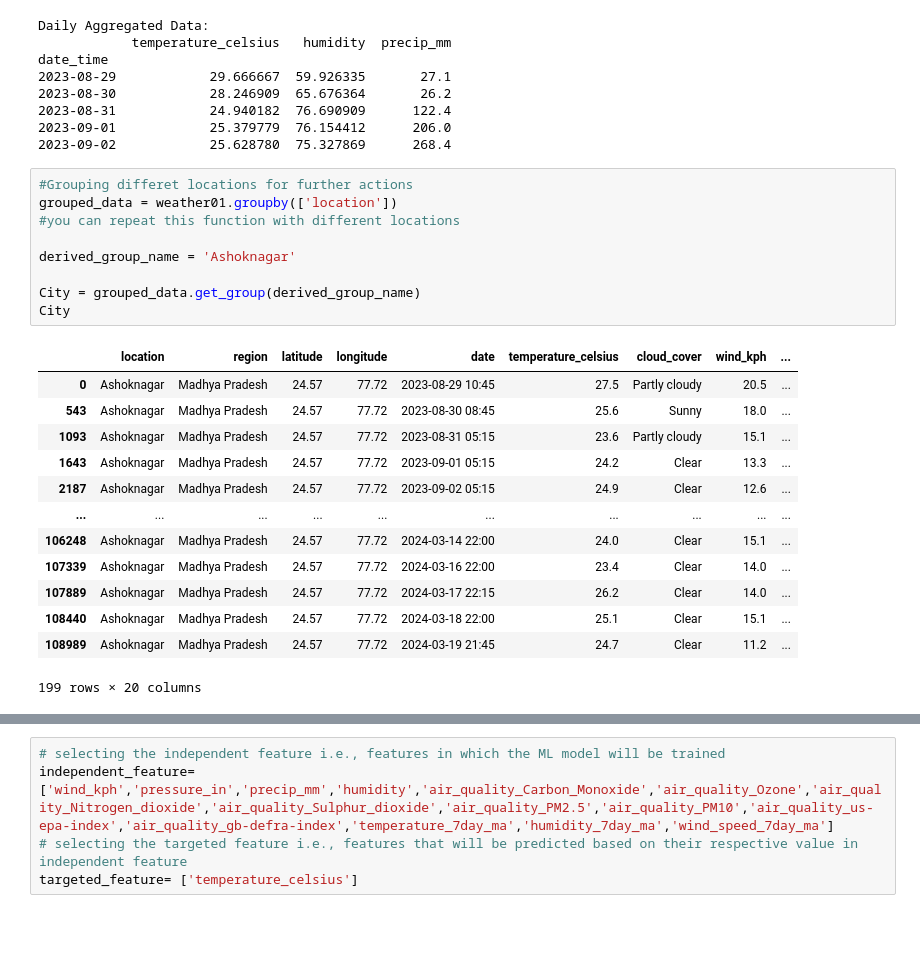
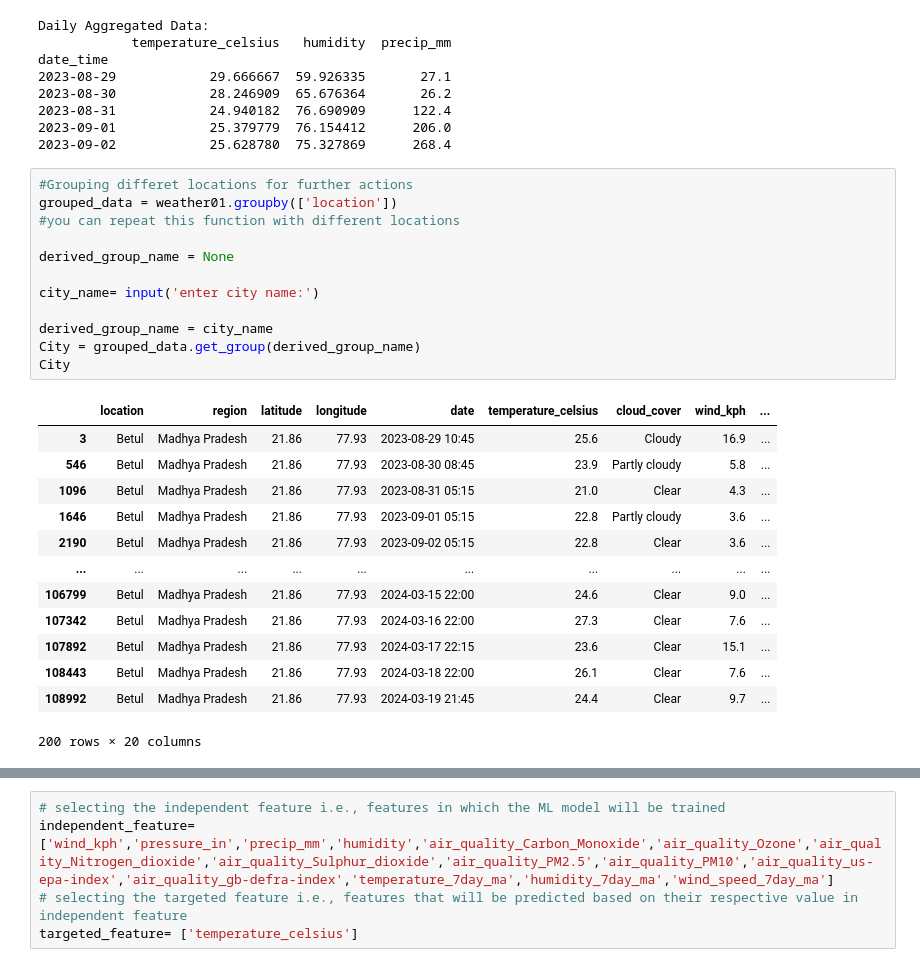
Before and after one commit to raunak01-raj/Weather-prediction, a Jupyter notebook: WP (SVM).ipynb, the cells around one changed output, grey strips where cells are left out. Drawn from its saved outputs; the diff is of its cells as text; blank space fills up the shorter version.

Commit message:
user input betterment

```diff
--- a/WP (SVM).ipynb
+++ b/WP (SVM).ipynb
@@ -102,26 +102,29 @@ date_time
 # %%
 #Grouping differet locations for further actions
 grouped_data = weather01.groupby(['location'])
 #you can repeat this function with different locations
 
-derived_group_name = 'Ashoknagar'
+derived_group_name = None
 
+city_name= input('enter city name:')
+
+derived_group_name = city_name
 City = grouped_data.get_group(derived_group_name)
 City
 # %% [output]
 |  | location | region | latitude | longitude | date | temperature_celsius | cloud_cover | wind_kph | ... |
-| 0 | Ashoknagar | Madhya Pradesh | 24.57 | 77.72 | 2023-08-29 10:45 | 27.5 | Partly cloudy | 20.5 | ... |
-| 543 | Ashoknagar | Madhya Pradesh | 24.57 | 77.72 | 2023-08-30 08:45 | 25.6 | Sunny | 18.0 | ... |
-| 1093 | Ashoknagar | Madhya Pradesh | 24.57 | 77.72 | 2023-08-31 05:15 | 23.6 | Partly cloudy | 15.1 | ... |
-| 1643 | Ashoknagar | Madhya Pradesh | 24.57 | 77.72 | 2023-09-01 05:15 | 24.2 | Clear | 13.3 | ... |
-| 2187 | Ashoknagar | Madhya Pradesh | 24.57 | 77.72 | 2023-09-02 05:15 | 24.9 | Clear | 12.6 | ... |
+| 3 | Betul | Madhya Pradesh | 21.86 | 77.93 | 2023-08-29 10:45 | 25.6 | Cloudy | 16.9 | ... |
+| 546 | Betul | Madhya Pradesh | 21.86 | 77.93 | 2023-08-30 08:45 | 23.9 | Partly cloudy | 5.8 | ... |
+| 1096 | Betul | Madhya Pradesh | 21.86 | 77.93 | 2023-08-31 05:15 | 21.0 | Clear | 4.3 | ... |
+| 1646 | Betul | Madhya Pradesh | 21.86 | 77.93 | 2023-09-01 05:15 | 22.8 | Partly cloudy | 3.6 | ... |
+| 2190 | Betul | Madhya Pradesh | 21.86 | 77.93 | 2023-09-02 05:15 | 22.8 | Clear | 3.6 | ... |
 | ... | ... | ... | ... | ... | ... | ... | ... | ... | ... |
-| 106248 | Ashoknagar | Madhya Pradesh | 24.57 | 77.72 | 2024-03-14 22:00 | 24.0 | Clear | 15.1 | ... |
-| 107339 | Ashoknagar | Madhya Pradesh | 24.57 | 77.72 | 2024-03-16 22:00 | 23.4 | Clear | 14.0 | ... |
-| 107889 | Ashoknagar | Madhya Pradesh | 24.57 | 77.72 | 2024-03-17 22:15 | 26.2 | Clear | 14.0 | ... |
-| 108440 | Ashoknagar | Madhya Pradesh | 24.57 | 77.72 | 2024-03-18 22:00 | 25.1 | Clear | 15.1 | ... |
-| 108989 | Ashoknagar | Madhya Pradesh | 24.57 | 77.72 | 2024-03-19 21:45 | 24.7 | Clear | 11.2 | ... |
+| 106799 | Betul | Madhya Pradesh | 21.86 | 77.93 | 2024-03-15 22:00 | 24.6 | Clear | 9.0 | ... |
+| 107342 | Betul | Madhya Pradesh | 21.86 | 77.93 | 2024-03-16 22:00 | 27.3 | Clear | 7.6 | ... |
+| 107892 | Betul | Madhya Pradesh | 21.86 | 77.93 | 2024-03-17 22:15 | 23.6 | Clear | 15.1 | ... |
+| 108443 | Betul | Madhya Pradesh | 21.86 | 77.93 | 2024-03-18 22:00 | 26.1 | Clear | 7.6 | ... |
+| 108992 | Betul | Madhya Pradesh | 21.86 | 77.93 | 2024-03-19 21:45 | 24.4 | Clear | 9.7 | ... |
-199 rows × 20 columns
+200 rows × 20 columns
 # %%
 # Now we will perform 'Moving Averages' for short term fluctuation in the dataset
 # Calculate 7-day moving average of temperature
```
Also changed, not shown: parts of 7 cells of this notebook.
